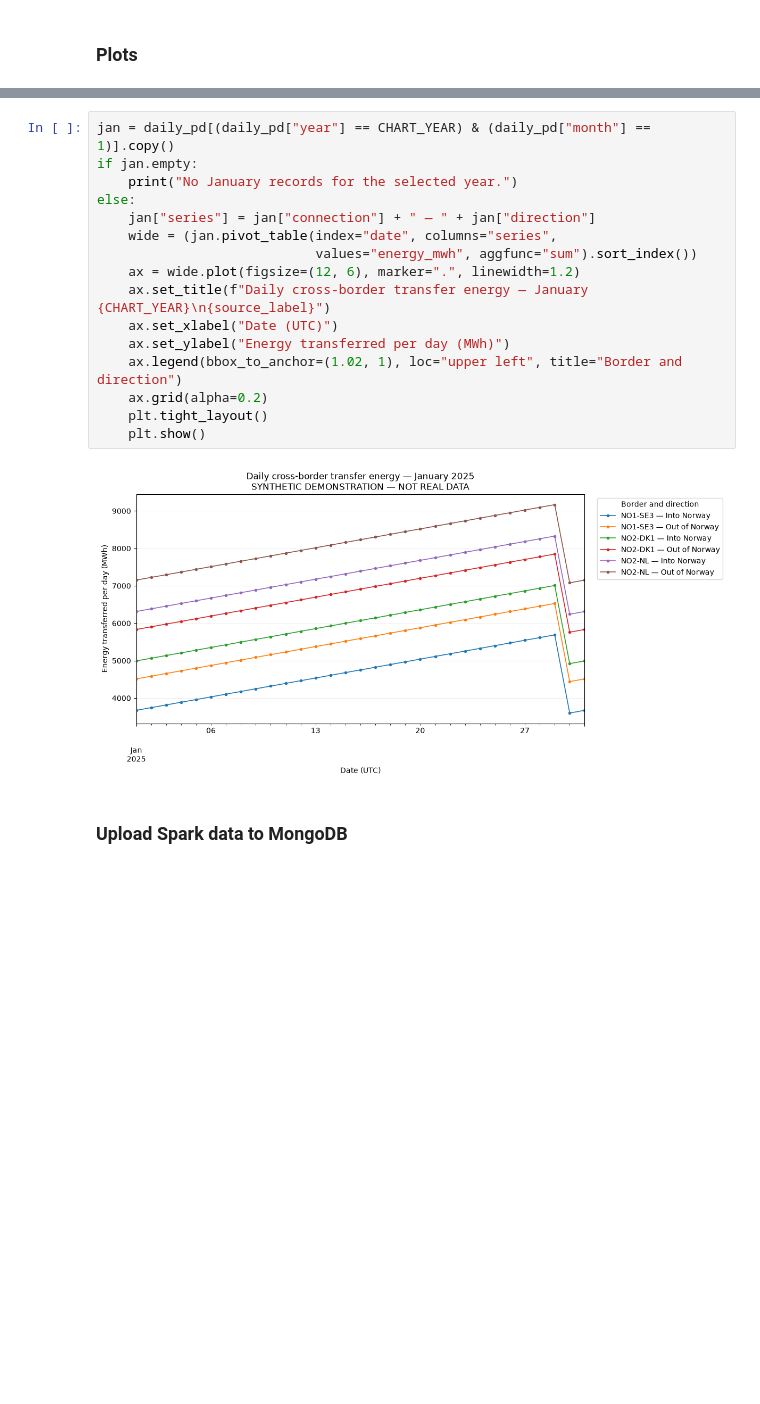
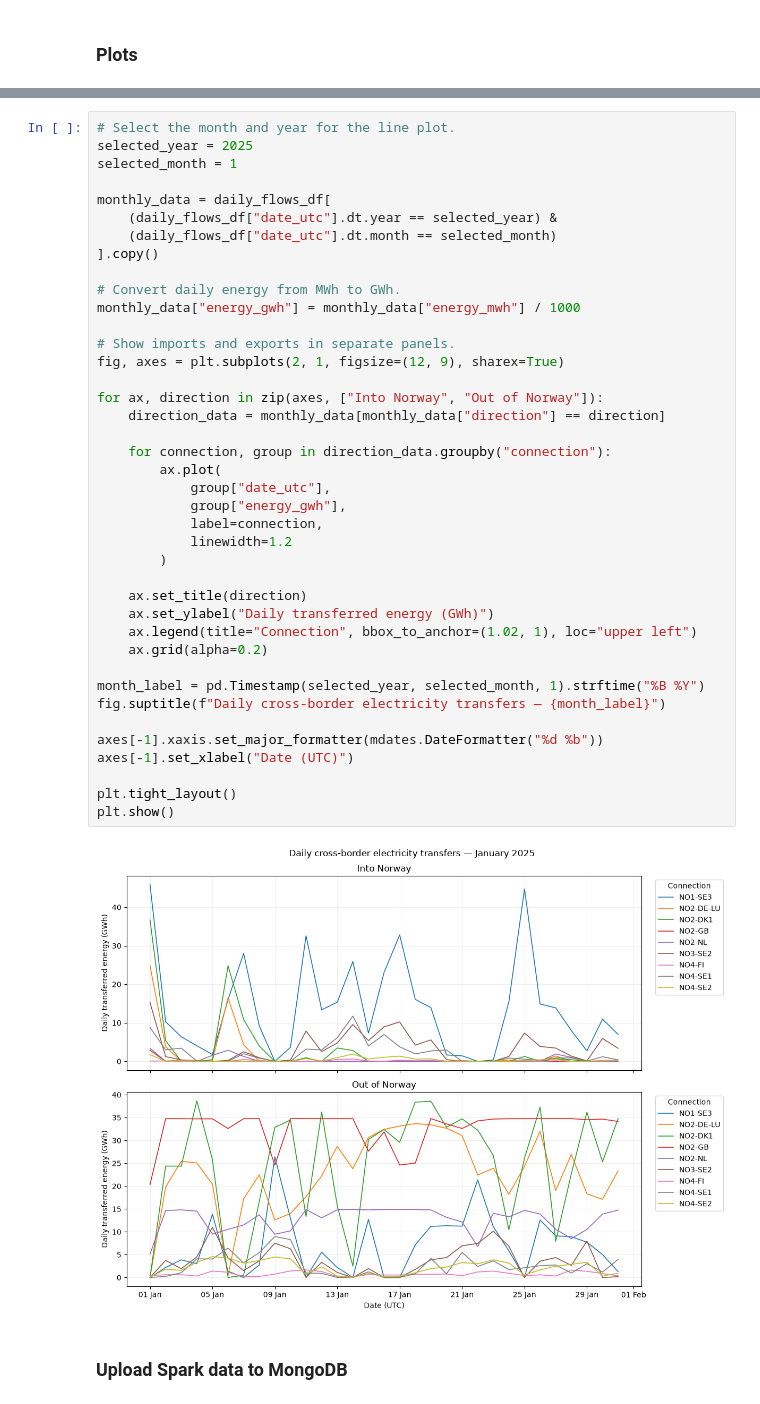
Before and after one commit to ptilrem/ptilrem-D2D-SLapp, a Jupyter notebook: notebook/assignment2.ipynb, the cells around one changed output, grey strips where cells are left out. Cells and saved outputs as stored; diff of their text form; blank space fills up the shorter version.

```diff
--- a/notebook/assignment2.ipynb
+++ b/notebook/assignment2.ipynb
@@ -665,21 +1216,45 @@ else:
 # %%
-jan = daily_pd[(daily_pd["year"] == CHART_YEAR) & (daily_pd["month"] == 1)].copy()
-if jan.empty:
-    print("No January records for the selected year.")
-else:
-    jan["series"] = jan["connection"] + " — " + jan["direction"]
-    wide = (jan.pivot_table(index="date", columns="series",
-                            values="energy_mwh", aggfunc="sum").sort_index())
-    ax = wide.plot(figsize=(12, 6), marker=".", linewidth=1.2)
-    ax.set_title(f"Daily cross-border transfer energy — January {CHART_YEAR}\n{source_label}")
-    ax.set_xlabel("Date (UTC)")
-    ax.set_ylabel("Energy transferred per day (MWh)")
-    ax.legend(bbox_to_anchor=(1.02, 1), loc="upper left", title="Border and direction")
+# Select the month and year for the line plot.
+selected_year = 2025
+selected_month = 1
+
+monthly_data = daily_flows_df[
+    (daily_flows_df["date_utc"].dt.year == selected_year) &
+    (daily_flows_df["date_utc"].dt.month == selected_month)
+].copy()
+
+# Convert daily energy from MWh to GWh.
+monthly_data["energy_gwh"] = monthly_data["energy_mwh"] / 1000
+
+# Show imports and exports in separate panels.
+fig, axes = plt.subplots(2, 1, figsize=(12, 9), sharex=True)
+
+for ax, direction in zip(axes, ["Into Norway", "Out of Norway"]):
+    direction_data = monthly_data[monthly_data["direction"] == direction]
+
+    for connection, group in direction_data.groupby("connection"):
+        ax.plot(
+            group["date_utc"],
+            group["energy_gwh"],
+            label=connection,
+            linewidth=1.2
+        )
+
+    ax.set_title(direction)
+    ax.set_ylabel("Daily transferred energy (GWh)")
+    ax.legend(title="Connection", bbox_to_anchor=(1.02, 1), loc="upper left")
     ax.grid(alpha=0.2)
-    plt.tight_layout()
-    plt.show()
+
+month_label = pd.Timestamp(selected_year, selected_month, 1).strftime("%B %Y")
+fig.suptitle(f"Daily cross-border electricity transfers — {month_label}")
+
+axes[-1].xaxis.set_major_formatter(mdates.DateFormatter("%d %b"))
+axes[-1].set_xlabel("Date (UTC)")
+
+plt.tight_layout()
+plt.show()
 # %% [output]
-[figure, old version]
+[figure, new version]
 # %% [markdown]
 ### Upload Spark data to MongoDB
 # %%
```
Also changed, not shown: parts of 19 cells of this notebook.
